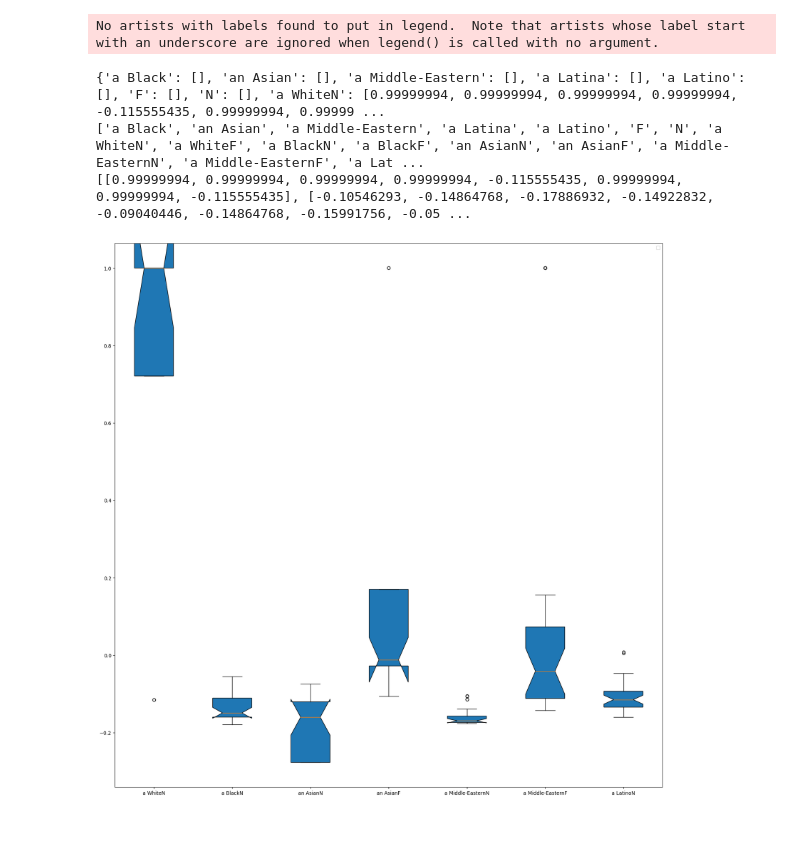
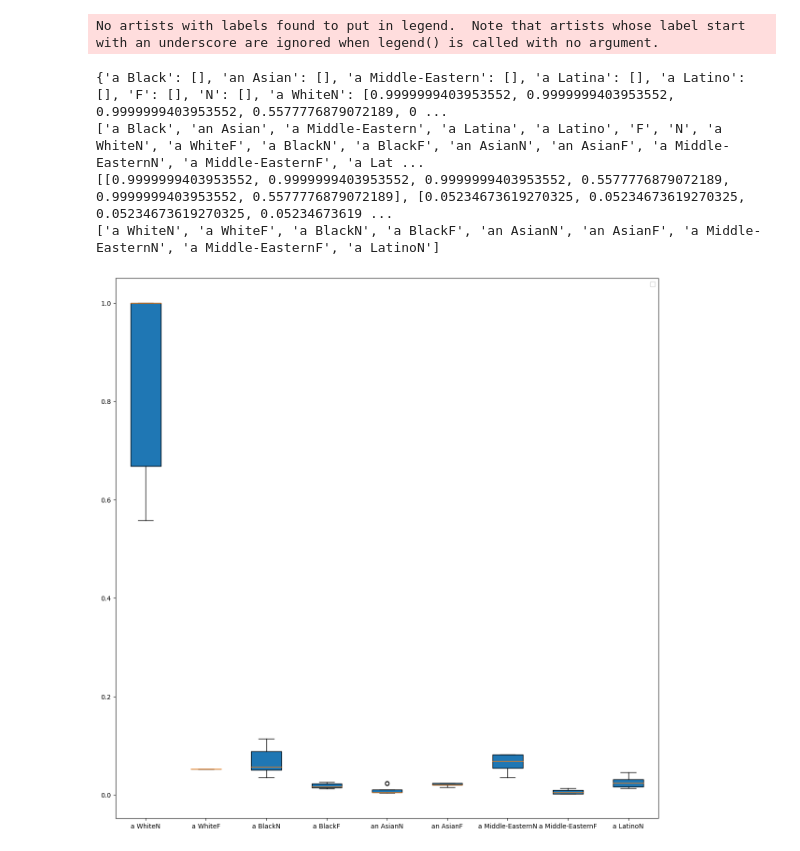
Before and after one commit to jennm/shifting-unmarkedness, a Jupyter notebook: analyze_personas_with_occ.ipynb, the cells around one changed output. Saved outputs shown, nothing was run; the diff lists cells and outputs as text; code cells hidden in the pictures.

```diff
--- a/analyze_personas_with_occ.ipynb
+++ b/analyze_personas_with_occ.ipynb
@@ -56,7 +56,7 @@ dv3_mw_no_occ['M']=[w for w, c in seen if c == 2]
 
 # Top words for intersectional groups
 for race in no_occ_df['race'].unique():
-    for gen in ['N','W']:
+    for gen in ['N','F']:
         dv3_mw_no_occ[race+gen] = pprint(get_marked_words_no_occ(no_occ_df, [race, gen], ['race', 'gender'],['a White','M']))
 
 marked_word_similarity = dict()
@@ -68,4 +68,4 @@ for key in list(dv3_mw_no_occ.keys()):
 if len(temp) > 0:
     data = temp
 # print(data)
-# print(dv3_mw_no_occ)
+print(dv3_mw_no_occ)
@@ -77,14 +79,21 @@ occupations = occupations_df['occupation']
 def compare_words(occ_words, base_words, model):
     sim_words = list()
     if len(base_words) == 0:
+        print('len(base_words) == 0')
         return []
     for occ_word in occ_words:
+        total = 0
+        count = 0
         for words in occ_word:
             for word in words:
-                min_sim = model.wv.similarity(word, base_words[0])
+                min_sim = abs(model.wv.similarity(word, base_words[0]))
                 for base_word in base_words[1:]:
-                    min_sim = min(min_sim, model.wv.similarity(word, base_word))
-                sim_words.append(min_sim)
+                    min_sim = min(min_sim, abs(model.wv.similarity(word, base_word)))
+                total += min_sim
+                count += 1
+            if count > 0:
+                sim_words.append(total / count)
+                # sim_words.append(min_sim)
     if len(sim_words) > 1:
         print("MORE THAN 1")
     return sim_words
@@ -177,6 +190,7 @@ model1 = gensim.models.Word2Vec(sentences=word_list, min_count=1,
 # %%
 # print(dv3_mw)
 # print(dv3_mw_no_occ)
+print(dv3_mw_no_occ)
 marked_word_similarity = dict()
 for key in dv3_mw.keys():
     if type(key) is not str:
@@ -186,12 +200,14 @@ for key in dv3_mw.keys():
         continue
     elif "Latina" in key:
         new_key = new_key.replace("Latina", "Latino")
-    if "F" in new_key:
-        new_key = new_key.replace("F", "W")
+    # if "F" in new_key:
+    #     new_key = new_key.replace("F", "W")
     print('key to compare', dv3_mw[key])
     if len(dv3_mw[key]) == 0:
         continue
-    print('len', len(dv3_mw[key]), dv3_mw)
+    # print('len', len(dv3_mw[key]), dv3_mw)
+    print(dv3_mw_no_occ[new_key])
+    print(key)
     if key in marked_word_similarity:
         marked_word_similarity[key].append(compare_words(dv3_mw[key], dv3_mw_no_occ[new_key], model1))
     else:
@@ -199,4 +215,5 @@ for key in dv3_mw.keys():
             print("LIST", key)
         else:
             marked_word_similarity[key] = compare_words(dv3_mw[key], dv3_mw_no_occ[new_key], model1)
+    print('nums', marked_word_similarity[key])
 # %% [output]
@@ -220,29 +237,31 @@ len 62 {'b': [[[]], [[]], [[]], [[]], [[]], [[]], [[]], [[]], [[]], [[]], [[]],
 # %%
 marked_word_similarity_keys = list(marked_word_similarity.keys())
 print(marked_word_similarity)
 data = list()
 labels = list()
 print(marked_word_similarity_keys)
-plt.figure(figsize=(20,20))
+plt.figure(figsize=(15,15))
 for key in marked_word_similarity_keys:
     if len(marked_word_similarity[key]) == 0:
         continue
     data.append(marked_word_similarity[key])
     # data.append(_data)
     labels.append(key)
     # print(data)
     # print(marked_word_similarity[key])
 print(data)
-plt.boxplot(data,notch=True,  # notch shape
+print(labels)
+plt.boxplot(data,notch=False,  # notch shape
                     vert=True,  # vertical box alignment
                     patch_artist=True,  # fill with color
                     labels=labels)
 
 plt.legend()
 plt.show()
 # %% [output]
 No artists with labels found to put in legend.  Note that artists whose label start with an underscore are ignored when legend() is called with no argument.
-{'a Black': [], 'an Asian': [], 'a Middle-Eastern': [], 'a Latina': [], 'a Latino': [], 'F': [], 'N': [], 'a WhiteN': [0.99999994, 0.99999994, 0.99999994, 0.99999994, -0.115555435, 0.99999994, 0.99999 ...
+{'a Black': [], 'an Asian': [], 'a Middle-Eastern': [], 'a Latina': [], 'a Latino': [], 'F': [], 'N': [], 'a WhiteN': [0.9999999403953552, 0.9999999403953552, 0.9999999403953552, 0.5577776879072189, 0 ...
 ['a Black', 'an Asian', 'a Middle-Eastern', 'a Latina', 'a Latino', 'F', 'N', 'a WhiteN', 'a WhiteF', 'a BlackN', 'a BlackF', 'an AsianN', 'an AsianF', 'a Middle-EasternN', 'a Middle-EasternF', 'a Lat ...
-[[0.99999994, 0.99999994, 0.99999994, 0.99999994, -0.115555435, 0.99999994, 0.99999994, -0.115555435], [-0.10546293, -0.14864768, -0.17886932, -0.14922832, -0.09040446, -0.14864768, -0.15991756, -0.05 ...
+[[0.9999999403953552, 0.9999999403953552, 0.9999999403953552, 0.5577776879072189, 0.9999999403953552, 0.5577776879072189], [0.05234673619270325, 0.05234673619270325, 0.05234673619270325, 0.05234673619 ...
+['a WhiteN', 'a WhiteF', 'a BlackN', 'a BlackF', 'an AsianN', 'an AsianF', 'a Middle-EasternN', 'a Middle-EasternF', 'a LatinoN']
-[figure, old version]
+[figure, new version]
```
Also changed, not shown: parts of 4 cells of this notebook.
